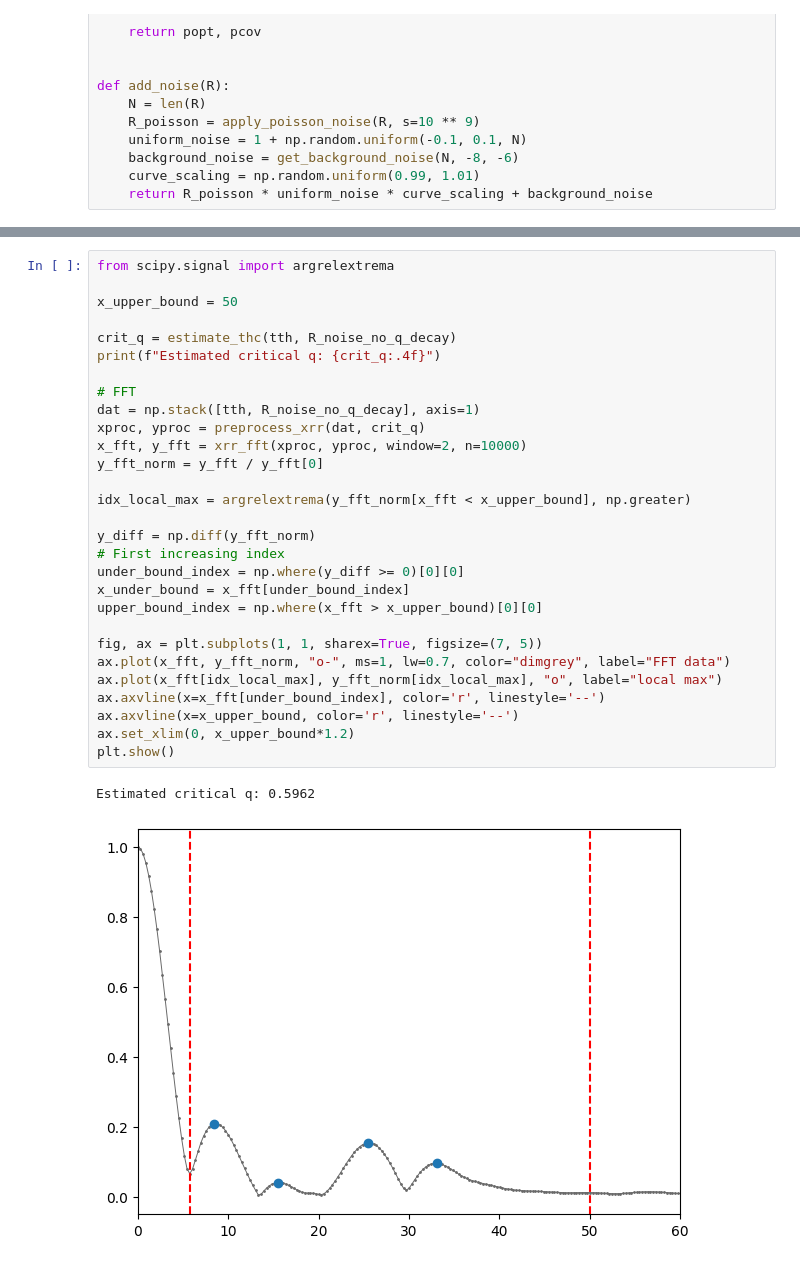
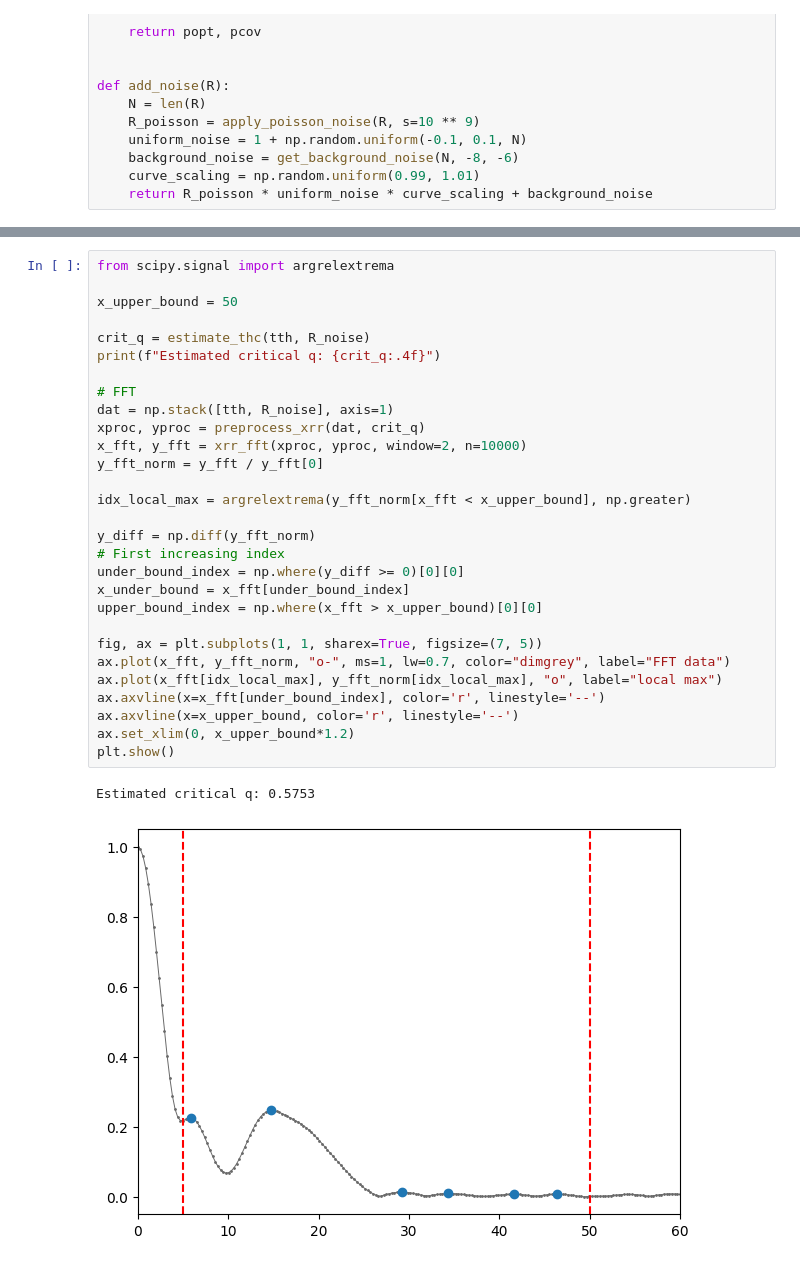
Before and after one commit to SJB7777/ReflectoLearn, a Jupyter notebook: notebooks/fitting.ipynb, the cells around one changed output, grey strips where cells are left out. Drawn from its saved outputs; the diff is of its cells as text.

```diff
--- a/notebooks/fitting.ipynb
+++ b/notebooks/fitting.ipynb
@@ -87,35 +87,35 @@ plt.show()
 # %%
 from scipy.signal import argrelextrema
 
 x_upper_bound = 50
 
-crit_q = estimate_thc(tth, R_noise_no_q_decay)
+crit_q = estimate_thc(tth, R_noise)
 print(f"Estimated critical q: {crit_q:.4f}")
 
 # FFT
-dat = np.stack([tth, R_noise_no_q_decay], axis=1)
+dat = np.stack([tth, R_noise], axis=1)
 xproc, yproc = preprocess_xrr(dat, crit_q)
 x_fft, y_fft = xrr_fft(xproc, yproc, window=2, n=10000)
 y_fft_norm = y_fft / y_fft[0]
 
 idx_local_max = argrelextrema(y_fft_norm[x_fft < x_upper_bound], np.greater)
 
 y_diff = np.diff(y_fft_norm)
 # First increasing index
 under_bound_index = np.where(y_diff >= 0)[0][0]
 x_under_bound = x_fft[under_bound_index]
 upper_bound_index = np.where(x_fft > x_upper_bound)[0][0]
 
 fig, ax = plt.subplots(1, 1, sharex=True, figsize=(7, 5))
 ax.plot(x_fft, y_fft_norm, "o-", ms=1, lw=0.7, color="dimgrey", label="FFT data")
 ax.plot(x_fft[idx_local_max], y_fft_norm[idx_local_max], "o", label="local max")
 ax.axvline(x=x_fft[under_bound_index], color='r', linestyle='--')
 ax.axvline(x=x_upper_bound, color='r', linestyle='--')
 ax.set_xlim(0, x_upper_bound*1.2)
 plt.show()
 # %% [output]
-Estimated critical q: 0.5962
+Estimated critical q: 0.5753
-[figure, old version]
+[figure, new version]
 # %%
 print(under_bound_index, upper_bound_index)
 
```
Also changed, not shown: parts of 2 cells of this notebook.
